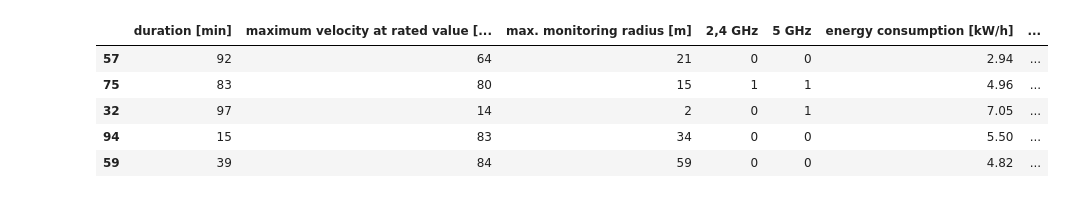
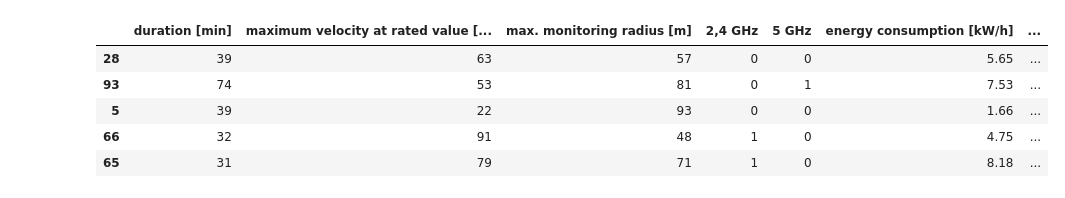
Before and after one commit to metanav/Marketplace_of_Devices, a Jupyter notebook: notebooks/Service_Provider_Decision_Tree_Classifier.ipynb, the cells around one changed output. Cells and saved outputs as stored; diff of their text form; code cells hidden in the pictures.

```diff
--- a/notebooks/Service_Provider_Decision_Tree_Classifier.ipynb
+++ b/notebooks/Service_Provider_Decision_Tree_Classifier.ipynb
@@ -11,19 +10,19 @@ y = [random.choice([0,1]) for _ in range(0, 100)]
 # %%
 geolocation = X['location [lat, lng]'].str.split(', ', n=1, expand=True)
 X['lat'] = geolocation[0]
 X['lng'] = geolocation[1]
 X['2,4 GHz'] = X['2,4 GHz'].astype(int)
 X['5 GHz'] = X['5 GHz'].astype(int)
 X = X.drop(columns=['location [lat, lng]', 'price'])
-X_train, X_test, y_train, y_test = train_test_split(X, y, test_size=0.75, random_state=42)
+X_train, X_test, y_train, y_test = train_test_split(X, y, test_size=0.33, random_state=42)
 X_train.head()
 # %% [output]
 |  | duration [min] | maximum velocity at rated value [... | max. monitoring radius [m] | 2,4 GHz | 5 GHz | energy consumption [kW/h] | ... |
-| 57 | 92 | 64 | 21 | 0 | 0 | 2.94 | ... |
-| 75 | 83 | 80 | 15 | 1 | 1 | 4.96 | ... |
-| 32 | 97 | 14 | 2 | 0 | 1 | 7.05 | ... |
-| 94 | 15 | 83 | 34 | 0 | 0 | 5.50 | ... |
-| 59 | 39 | 84 | 59 | 0 | 0 | 4.82 | ... |
+| 28 | 39 | 63 | 57 | 0 | 0 | 5.65 | ... |
+| 93 | 74 | 53 | 81 | 0 | 1 | 7.53 | ... |
+| 5 | 39 | 22 | 93 | 0 | 0 | 1.66 | ... |
+| 66 | 32 | 91 | 48 | 1 | 0 | 4.75 | ... |
+| 65 | 31 | 79 | 71 | 1 | 0 | 8.18 | ... |
 # %%
 clf = tree.DecisionTreeClassifier()
 clf = clf.fit(X_train, y_train)
```
Also changed, not shown: parts of 4 cells of this notebook, 12 other files.
